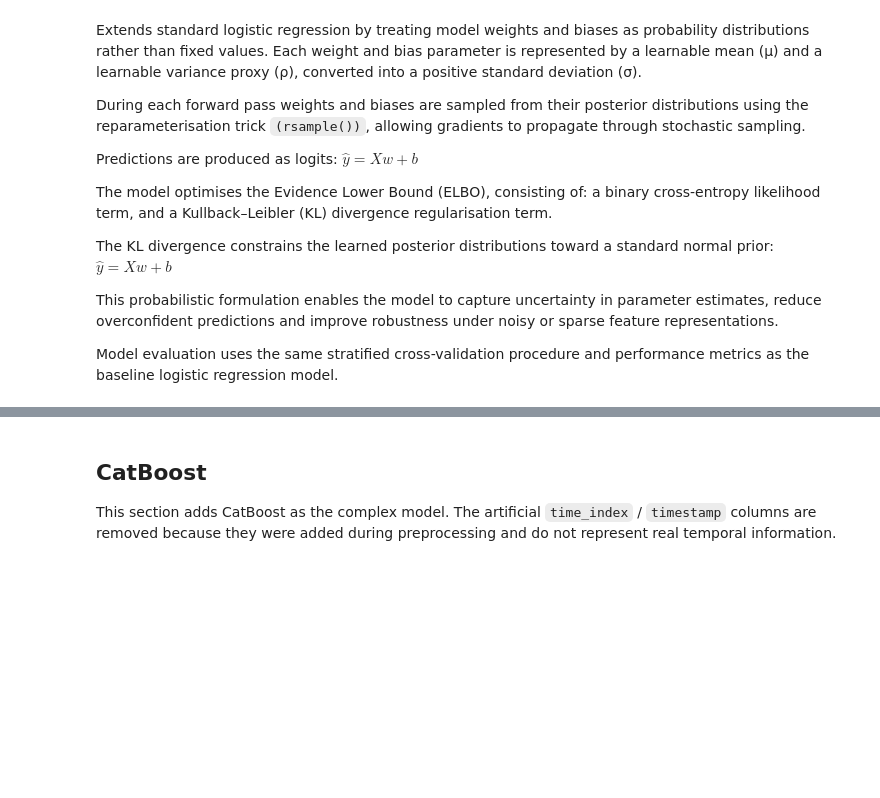
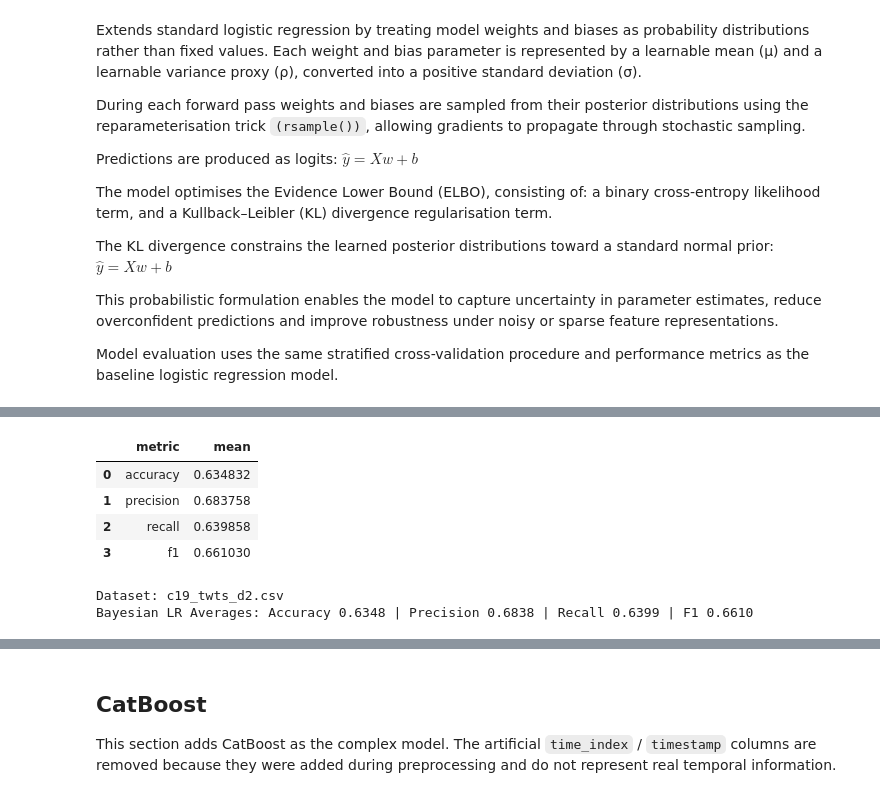
Before and after one commit to mk654/SML_PG60, a Jupyter notebook: COMP90051_ProjectGroup60_code.ipynb, the cells around one changed output, grey strips where cells are left out. Saved outputs shown, nothing was run; the diff lists cells and outputs as text; code cells hidden in the pictures; blank space fills up the shorter version.

```diff
--- a/COMP90051_ProjectGroup60_code.ipynb
+++ b/COMP90051_ProjectGroup60_code.ipynb
@@ -1243,14 +1291,60 @@ Averages: Accuracy 0.9284282779853985 | Precision 0.45605808139792303 | Recall 0
 # %%
 # Amelai -> covid native BLR baseline
+def bayes_cross_val(k_folds, X, y,model,lr=0.001,momentum=1e-2,n_samples=100,kl_weight=0.01):
+    n_features = X.shape[1]
+    fold_accuracies = []
+    fold_precisions = []
+    fold_recalls = []
+    fold_f1 = []
 
+    best_f1 = -1.0
+    best_model = None
+
+    folds = stratified_split_indices(X, y, k_folds, seed=42)
+
+    for fold, (train_idx, val_idx) in enumerate(folds):
+        X_train, X_eval = X[train_idx], X[val_idx]
+        y_train, y_eval = y[train_idx], y[val_idx]
+
+        X_train, X_eval = standardise_train_eval(X_train, X_eval)
+
+        fold_model = train_bayes_model(model_class=model,input_dim=n_features,lr=lr, momentum=momentum,X_train=X_train,y_train=y_train, epochs=20,kl_weight=kl_weight)
+
+        preds = predict_bayes_model(fold_model,X_eval,n_samples=n_samples)
+
+        metrics = compute_metrics(y_eval, preds)
+
+        fold_accuracies.append(metrics["accuracy"])
+        fold_precisions.append(metrics["precision"])
+        fold_recalls.append(metrics["recall"])
+        fold_f1.append(metrics["f1"])
+
+        if metrics["f1"] > best_f1:
+            best_f1 = metrics["f1"]
+            best_model = fold_model
+
+    avg_acc = np.mean(fold_accuracies)
+    avg_prec = np.mean(fold_precisions)
+    avg_rec = np.mean(fold_recalls)
+    avg_f1 = np.mean(fold_f1)
+
+    return avg_acc, avg_prec, avg_rec, avg_f1, best_model
 X_np, y_np = load_model_data("c19_twts_d2.csv")
 avg_acc, avg_prec, avg_rec, avg_f1, best_bayes_model = bayes_cross_val(k_folds=10,X=X_np,y=y_np,model=BayesianLogisticRegressionModel,lr=0.001,
                                                                        momentum=0.01,n_samples=100)
 c19_d2_bayesian_summary = pd.DataFrame([
     {"metric": "accuracy", "mean": avg_acc},
     {"metric": "precision", "mean": avg_prec},
     {"metric": "recall", "mean": avg_rec},
     {"metric": "f1", "mean": avg_f1}])
 display(c19_d2_bayesian_summary)
 print("\nDataset: c19_twts_d2.csv")
 print(f"Bayesian LR Averages: "f"Accuracy {avg_acc:.4f} | "f"Precision {avg_prec:.4f} | "f"Recall {avg_rec:.4f} | "f"F1 {avg_f1:.4f}")
+# %% [output]
+|  | metric | mean |
+| 0 | accuracy | 0.634832 |
+| 1 | precision | 0.683758 |
+| 2 | recall | 0.639858 |
+| 3 | f1 | 0.661030 |
+Dataset: c19_twts_d2.csv
+Bayesian LR Averages: Accuracy 0.6348 | Precision 0.6838 | Recall 0.6399 | F1 0.6610
```
Also changed, not shown: parts of 14 cells of this notebook.
